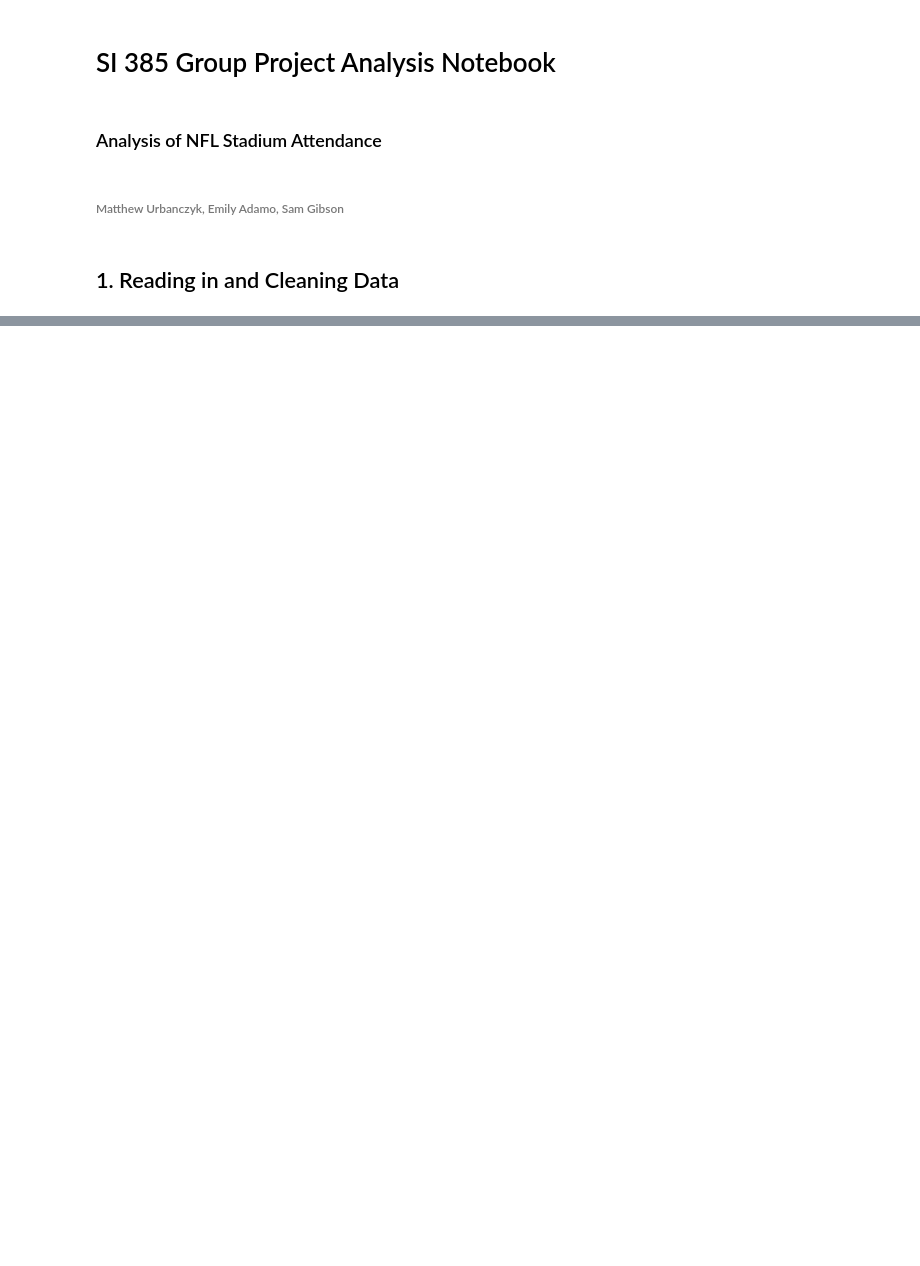
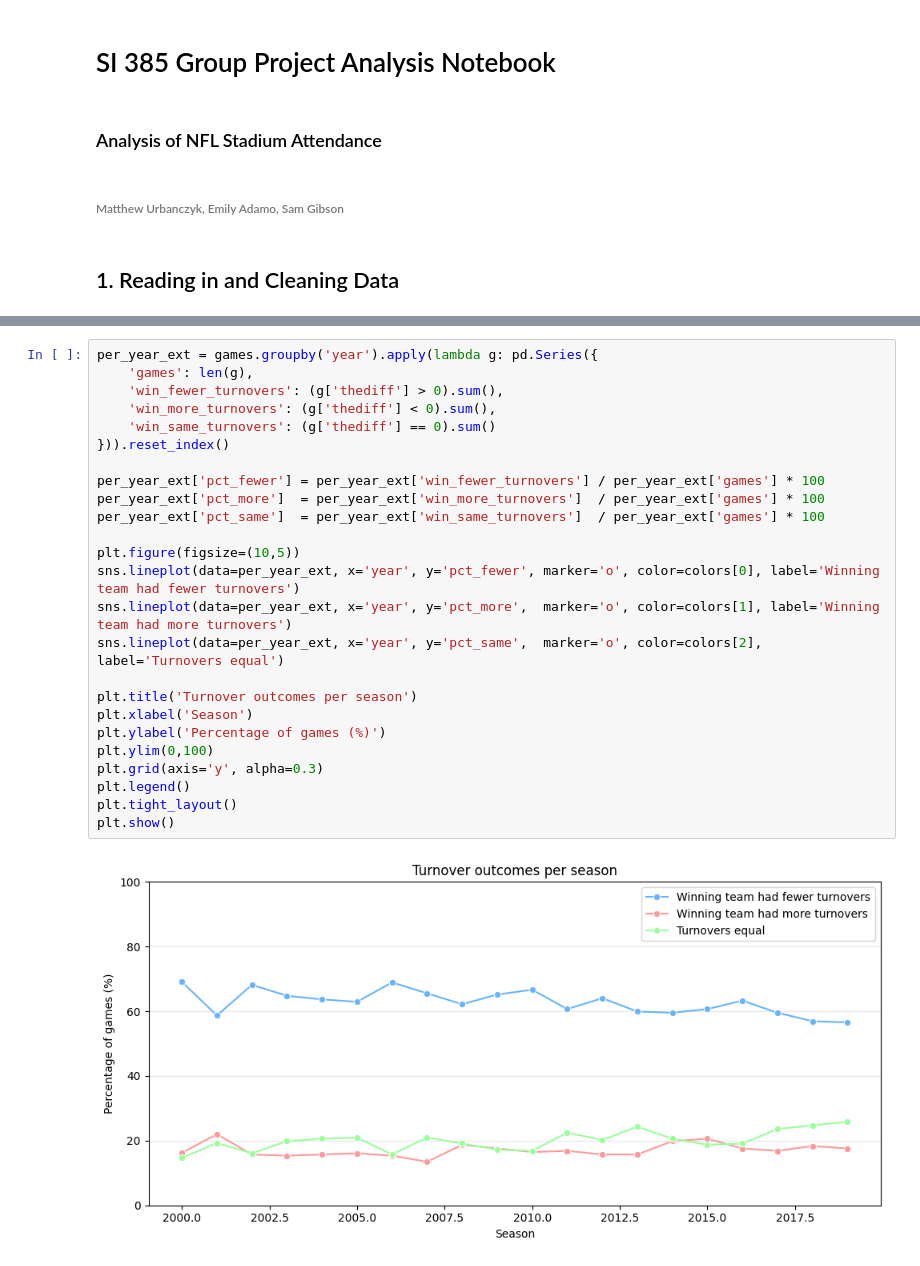
Before and after one commit to MattUrbanz/SI_385_Project_Repository, a Jupyter notebook: project_dataset_analysis.ipynb, the cells around one changed output, grey strips where cells are left out. Drawn from its saved outputs; the diff is of its cells as text; blank space fills up the shorter version.

```diff
--- a/project_dataset_analysis.ipynb
+++ b/project_dataset_analysis.ipynb
@@ -92,0 +61,27 @@ nfl_standings_stats
+# %%
+per_year_ext = games.groupby('year').apply(lambda g: pd.Series({
+    'games': len(g),
+    'win_fewer_turnovers': (g['thediff'] > 0).sum(),
+    'win_more_turnovers': (g['thediff'] < 0).sum(),
+    'win_same_turnovers': (g['thediff'] == 0).sum()
+})).reset_index()
+
+per_year_ext['pct_fewer'] = per_year_ext['win_fewer_turnovers'] / per_year_ext['games'] * 100
+per_year_ext['pct_more']  = per_year_ext['win_more_turnovers']  / per_year_ext['games'] * 100
+per_year_ext['pct_same']  = per_year_ext['win_same_turnovers']  / per_year_ext['games'] * 100
+
+plt.figure(figsize=(10,5))
+sns.lineplot(data=per_year_ext, x='year', y='pct_fewer', marker='o', color=colors[0], label='Winning team had fewer turnovers')
+sns.lineplot(data=per_year_ext, x='year', y='pct_more',  marker='o', color=colors[1], label='Winning team had more turnovers')
+sns.lineplot(data=per_year_ext, x='year', y='pct_same',  marker='o', color=colors[2], label='Turnovers equal')
+
+plt.title('Turnover outcomes per season')
+plt.xlabel('Season')
+plt.ylabel('Percentage of games (%)')
+plt.ylim(0,100)
+plt.grid(axis='y', alpha=0.3)
+plt.legend()
+plt.tight_layout()
+plt.show()
+# %% [output]
+[figure, added]
```
Also changed, not shown: parts of 11 cells of this notebook.
